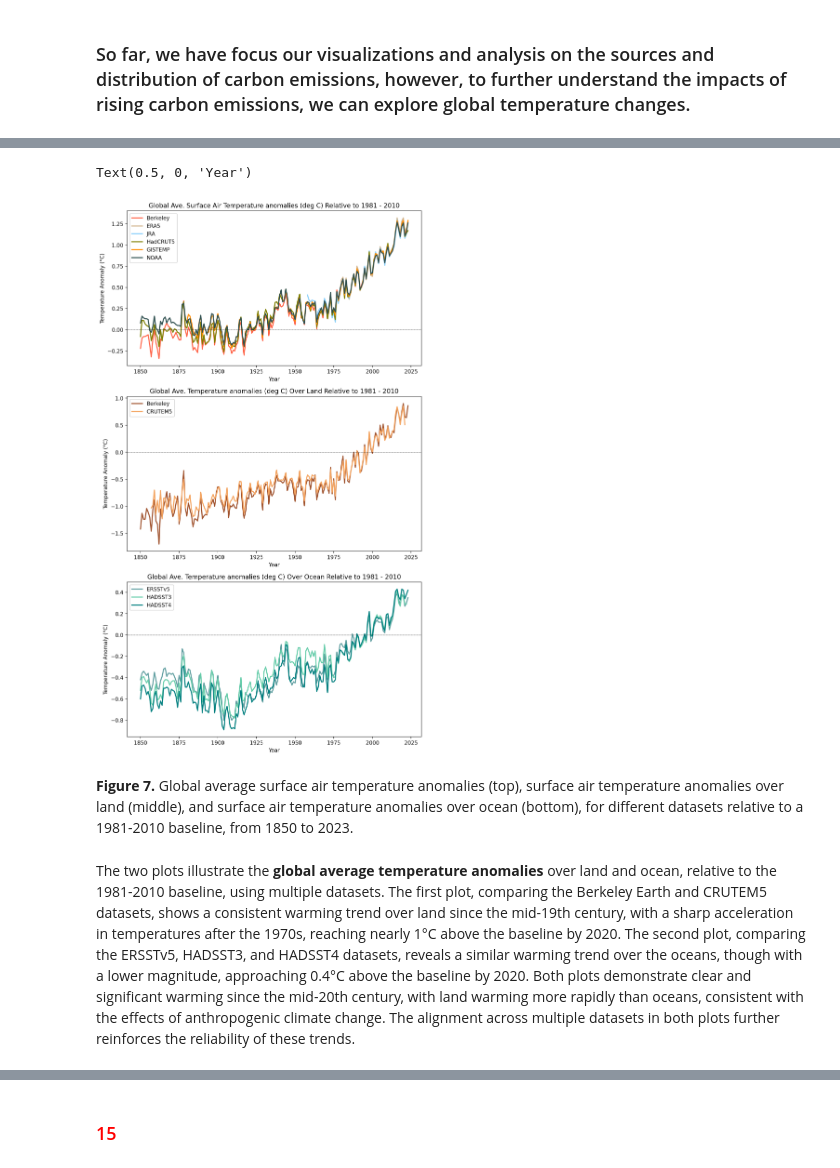
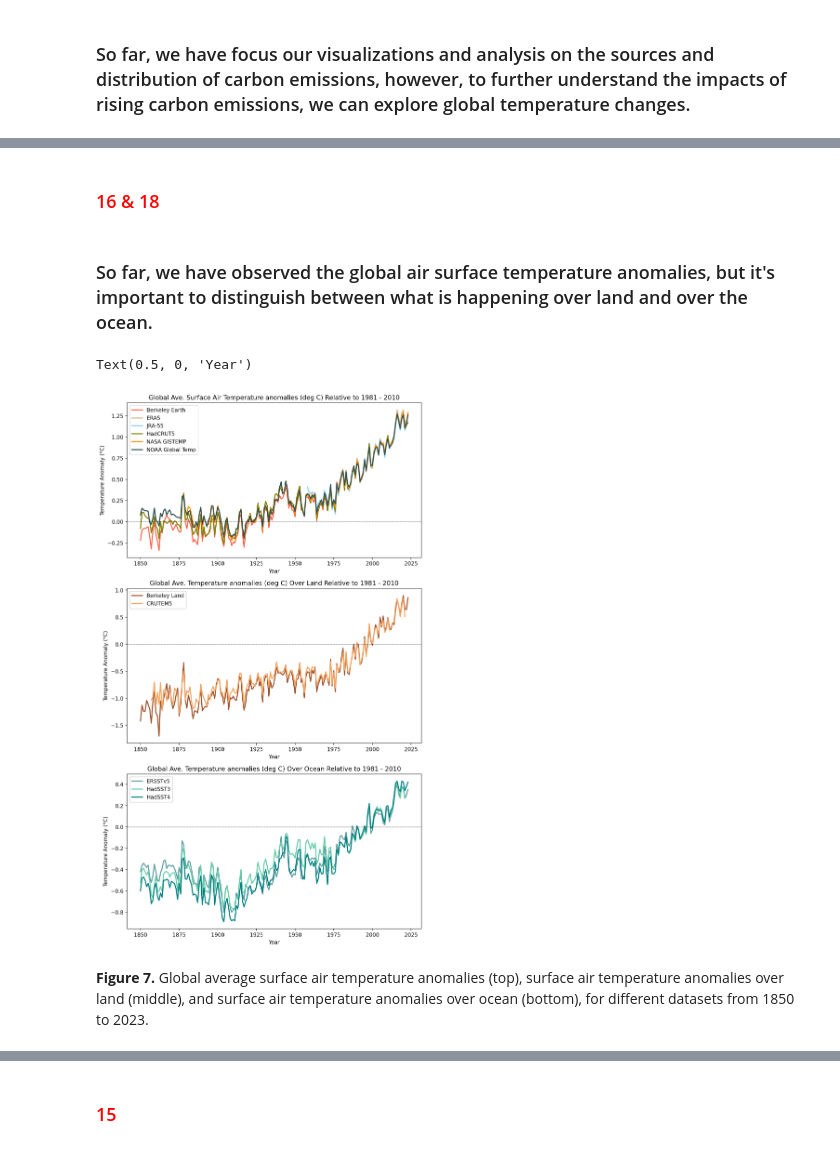
Before and after one commit to ees-climate-fall24/unit2_grisales, a Jupyter notebook: MiniProject1b_Grisales.ipynb, the cells around one changed output, grey strips where cells are left out. Saved outputs shown, nothing was run; the diff lists cells and outputs as text; code cells hidden in the pictures.

```diff
--- a/MiniProject1b_Grisales.ipynb
+++ b/MiniProject1b_Grisales.ipynb
@@ -903,3 +955,7 @@ ax.axhline(0,color='k',linestyle='--', linewidth=0.5)
+# %% [markdown]
+### <span style = "color: red">16 & 18</span>
+# %% [markdown]
+### So far, we have observed the global air surface temperature anomalies, but it's important to distinguish between what is happening over land and over the ocean.
 # %%
 # Figure with two plots
 fig, (ax,ax2,ax3) = plt.subplots(nrows = 3, ncols = 1, figsize = (10, 18))
@@ -908,7 +964,7 @@ fig, (ax,ax2,ax3) = plt.subplots(nrows = 3, ncols = 1, figsize = (10, 18))
 
 ax.plot(Berkeley_temp['Year'],
         Berkeley_temp['Berkeley Earth (degC)'],
-        label='Berkeley',
+        label='Berkeley Earth',
         color='tomato',linewidth=2)
 
 ax.plot(ERA5_temp['Year'],
@@ -918,7 +974,7 @@ ax.plot(ERA5_temp['Year'],
 
 ax.plot(JRA_temp['Year'],
         JRA_temp['JRA-55 (degC)'],
-        label='JRA',
+        label='JRA-55',
         color='lightskyblue', linewidth=2)
 
 ax.plot(HadCRUT5_temp['Year'],
@@ -928,12 +984,12 @@ ax.plot(HadCRUT5_temp['Year'],
 
 ax.plot(GISTEMP['Year'],
         GISTEMP['GISTEMP (degC)'],
-        label='GISTEMP',
+        label='NASA GISTEMP',
         color='darkorange', linewidth=2)
 
 ax.plot(NOAA_temp['Year'],
             NOAA_temp['NOAAGlobalTemp (degC)'],
-        label='NOAA',
+        label='NOAA Global Temp',
         color='darkslategrey', linewidth=2)
 
 # plot a legend on the ax
@@ -953,7 +1009,7 @@ ax.axhline(0,color='k',linestyle='--', linewidth=0.5)
 
 ax2.plot(Berkeley_lsat['Year'],
         Berkeley_lsat['Berkeley Earth Land (degC)'],
-        label='Berkeley',
+        label='Berkeley Land',
         color='sienna', linewidth=2)
 
 ax2.plot(CRUTEM5_lsat['Year'],
@@ -975,37 +1031,38 @@ ax2.set_xlabel('Year')
 ax2.axhline(0,color='k',linestyle='--', linewidth=0.5)
 
 # Plotting sea surface temperature datasets
 ax3.plot(ERSST_sst['Year'],
         ERSST_sst['ERSSTv5 (degC)'],
         label='ERSSTv5',
         color='cadetblue', linewidth=2)
 
 ax3.plot(hadsst3_sst['Year'],
         hadsst3_sst['HadSST3 (degC)'],
-        label='HADSST3',
+        label='HadSST3',
         color='mediumaquamarine', linewidth=2)
 
 ax3.plot(hadsst4_sst['Year'],
         hadsst4_sst['HadSST4 (degC)'],
-        label='HADSST4',
+        label='HadSST4',
         color='teal', linewidth=2)
 
 # plot a legend on the ax
 ax3.legend()
 
 ## add a horizontal line at 0 !
 ax3.axhline(0,color='k',linestyle='--', linewidth=0.5)
 
 ## add plot title:
 ax3.set_title("Global Ave. Temperature anomalies (deg C) Over Ocean Relative to 1981 - 2010")
 
 ## add axes labes:
 ax3.set_ylabel('Temperature Anomaly (°C)')
 ax3.set_xlabel('Year')
+
+#Save image in working directory
+#fig.savefig('Temp_Anomalies.png')
 # %% [output]
 Text(0.5, 0, 'Year')
-[figure, old version]
+[figure, new version]
 # %% [markdown]
-**Figure 7.** Global average surface air temperature anomalies (top), surface air temperature anomalies over land (middle), and surface air temperature anomalies over ocean (bottom), for different datasets relative to a 1981-2010 baseline, from 1850 to 2023.
+**Figure 7.** Global average surface air temperature anomalies (top), surface air temperature anomalies over land (middle), and surface air temperature anomalies over ocean (bottom), for different datasets from 1850 to 2023.
-# %% [markdown]
-The two plots illustrate the **global average temperature anomalies** over land and ocean, relative to the 1981-2010 baseline, using multiple datasets. The first plot, comparing the Berkeley Earth and CRUTEM5 datasets, shows a consistent warming trend over land since the mid-19th century, with a sharp acceleration in temperatures after the 1970s, reaching nearly 1°C above the baseline by 2020. The second plot, comparing the ERSSTv5, HADSST3, and HADSST4 datasets, reveals a similar warming trend over the oceans, though with a lower magnitude, approaching 0.4°C above the baseline by 2020. Both plots demonstrate clear and significant warming since the mid-20th century, with land warming more rapidly than oceans, consistent with the effects of anthropogenic climate change. The alignment across multiple datasets in both plots further reinforces the reliability of these trends.
```
Also changed, not shown: parts of 29 cells of this notebook.
